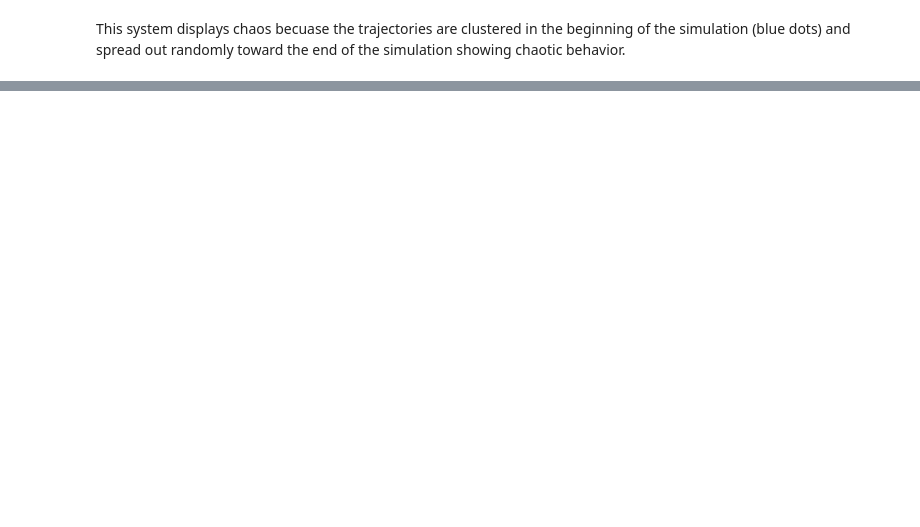
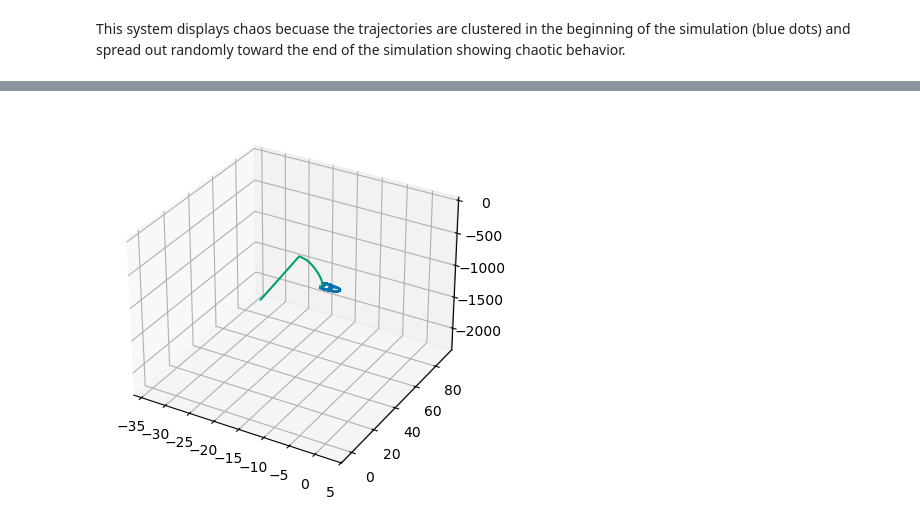
Before and after one commit to BruhddyTheThird/ProfCPisGoatedLib, a Jupyter notebook: Midterm 2 Files/Ex 2.ipynb, the cells around one changed output, grey strips where cells are left out. Cells and saved outputs as stored; diff of their text form; code cells hidden in the pictures; blank space fills up the shorter version.

```diff
--- a/Midterm 2 Files/Ex 2.ipynb
+++ b/Midterm 2 Files/Ex 2.ipynb
@@ -257,0 +337,19 @@ This system displays chaos becuase the trajectories are clustered in the beginni
+# %%
+#2d Different Initial Conditions
+init1 = [1.0,1.0,1.0]
+init2 = [-1.0,-1.0,-1.0]
+
+sol1 = solve_ivp(rf, t_span, init1, t_eval=t_eval)
+sol2 = solve_ivp(rf, t_span, init2, t_eval=t_eval)
+
+x1, y1, z1 = sol1.y
+x2, y2, z2 = sol2.y
+
+#3d Plot
+fig = plt.figure()
+ax = fig.add_subplot(111, projection = '3d')
+ax.plot(x1, y1, z1)
+ax.plot(x2, y2, z2)
+plt.show()
+# %% [output]
+[figure, added]
```
Also changed, not shown: parts of 5 cells of this notebook.
